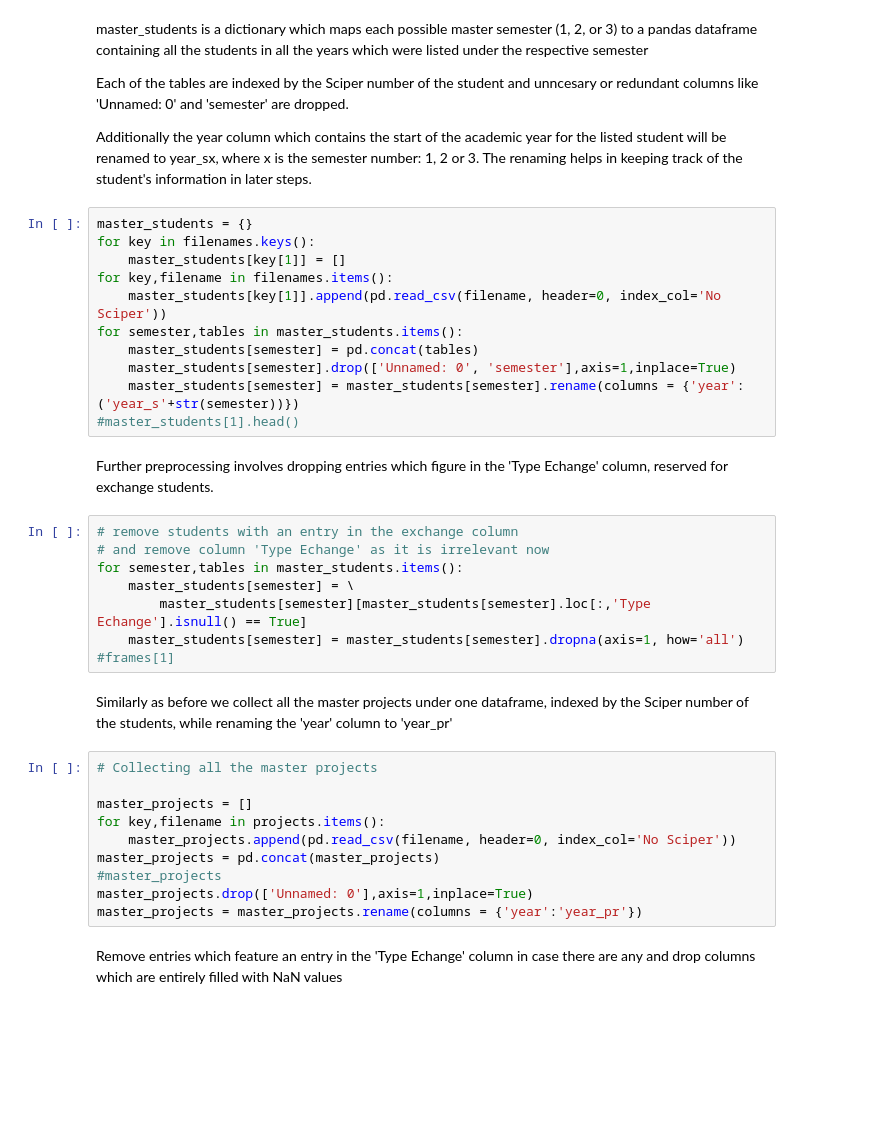
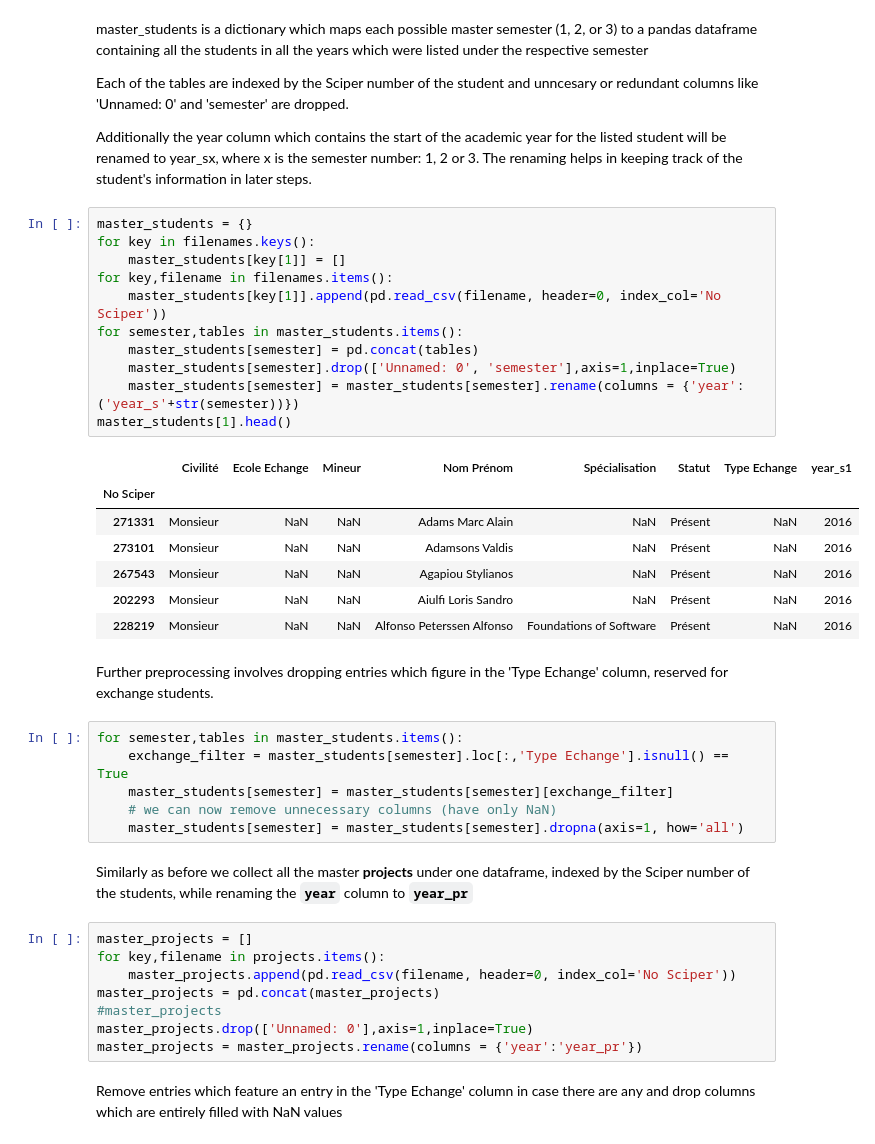
Before and after one commit to cipri-tom/Homework, a Jupyter notebook: 02 - Data from the Web/Handle master data.ipynb, the cells around one changed output. Cells and saved outputs as stored; diff of their text form; blank space fills up the shorter version.

```diff
--- a/02 - Data from the Web/Handle master data.ipynb
+++ b/02 - Data from the Web/Handle master data.ipynb
@@ -28,29 +28,33 @@ Additionally the year column which contains the start of the academic year for t
 # %%
 master_students = {}
 for key in filenames.keys():
     master_students[key[1]] = []
 for key,filename in filenames.items():
     master_students[key[1]].append(pd.read_csv(filename, header=0, index_col='No Sciper'))
 for semester,tables in master_students.items():
     master_students[semester] = pd.concat(tables)
     master_students[semester].drop(['Unnamed: 0', 'semester'],axis=1,inplace=True)
     master_students[semester] = master_students[semester].rename(columns = {'year':('year_s'+str(semester))})
-#master_students[1].head()
+master_students[1].head()
+# %% [output]
+|  | Civilité | Ecole Echange | Mineur | Nom Prénom | Spécialisation | Statut | Type Echange | year_s1 |
+| No Sciper |  |  |  |  |  |  |  |  |
+| 271331 | Monsieur | NaN | NaN | Adams Marc Alain | NaN | Présent | NaN | 2016 |
+| 273101 | Monsieur | NaN | NaN | Adamsons Valdis | NaN | Présent | NaN | 2016 |
+| 267543 | Monsieur | NaN | NaN | Agapiou Stylianos | NaN | Présent | NaN | 2016 |
+| 202293 | Monsieur | NaN | NaN | Aiulfi Loris Sandro | NaN | Présent | NaN | 2016 |
+| 228219 | Monsieur | NaN | NaN | Alfonso Peterssen Alfonso | Foundations of Software | Présent | NaN | 2016 |
 # %% [markdown]
 Further preprocessing involves dropping entries which figure in the 'Type Echange' column, reserved for exchange students.
 # %%
-# remove students with an entry in the exchange column
-# and remove column 'Type Echange' as it is irrelevant now
 for semester,tables in master_students.items():
-    master_students[semester] = \
-        master_students[semester][master_students[semester].loc[:,'Type Echange'].isnull() == True]
+    exchange_filter = master_students[semester].loc[:,'Type Echange'].isnull() == True
+    master_students[semester] = master_students[semester][exchange_filter]
+    # we can now remove unnecessary columns (have only NaN)
     master_students[semester] = master_students[semester].dropna(axis=1, how='all')
-#frames[1]
 # %% [markdown]
-Similarly as before we collect all the master projects under one dataframe, indexed by the Sciper number of the students, while renaming the 'year' column to 'year_pr'
+Similarly as before we collect all the master **projects** under one dataframe, indexed by the Sciper number of the students, while renaming the **`year`** column to **`year_pr`**
 # %%
-# Collecting all the master projects
-
 master_projects = []
 for key,filename in projects.items():
     master_projects.append(pd.read_csv(filename, header=0, index_col='No Sciper'))
```
Also changed, not shown: parts of 29 cells of this notebook.
